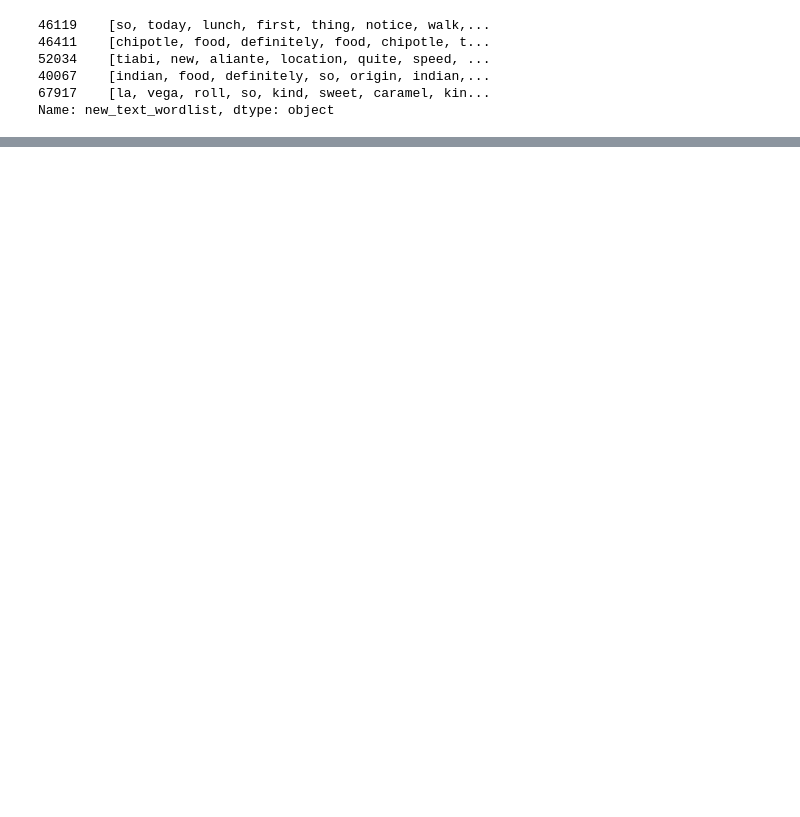
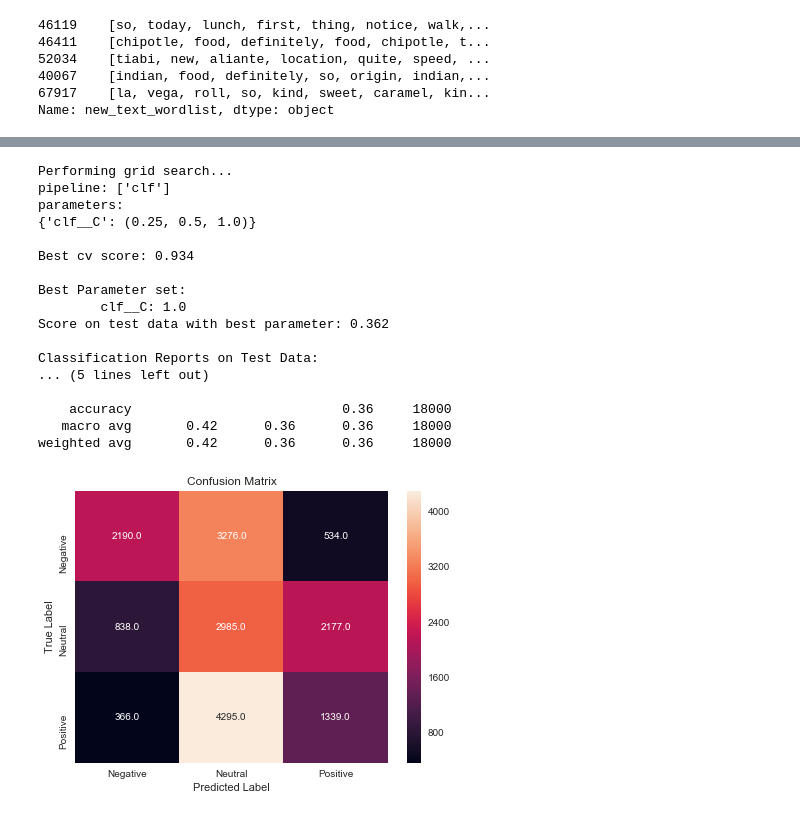
Before and after one commit to glingden/NLP-Sentiment-Analysis, a Jupyter notebook: sentiment_analysis.ipynb, the cells around one changed output, grey strips where cells are left out. Cells and saved outputs as stored; diff of their text form; code cells hidden in the pictures; blank space fills up the shorter version.

```diff
--- a/sentiment_analysis.ipynb
+++ b/sentiment_analysis.ipynb
@@ -1006,0 +1090,24 @@ Wall time: 1min 51s
+# %%
+%%time
+#logisticRegression for multi-class
+clf_log = LogisticRegression(multi_class= 'multinomial', solver= 'newton-cg')
+best_logic_param_tfidf= grid_param_tune( clf_log, para_log, X_train_w2v, X_test_w2v, y_train, y_test,tf_idf_vect, cvect_para)
+# %% [output]
+Performing grid search...
+pipeline: ['clf']
+parameters:
+{'clf__C': (0.25, 0.5, 1.0)}
+
+Best cv score: 0.934
+
+Best Parameter set:
+        clf__C: 1.0
+Score on test data with best parameter: 0.362
+
+Classification Reports on Test Data:
+... (5 lines left out)
+
+    accuracy                           0.36     18000
+   macro avg       0.42      0.36      0.36     18000
+weighted avg       0.42      0.36      0.36     18000
+[figure, added]
```
Also changed, not shown: parts of 32 cells of this notebook.
